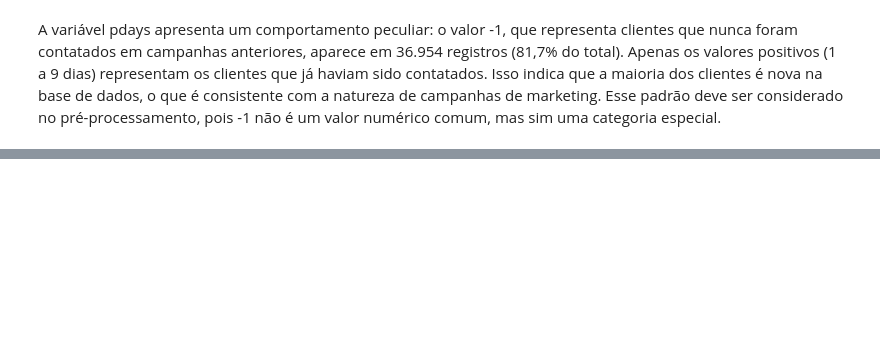
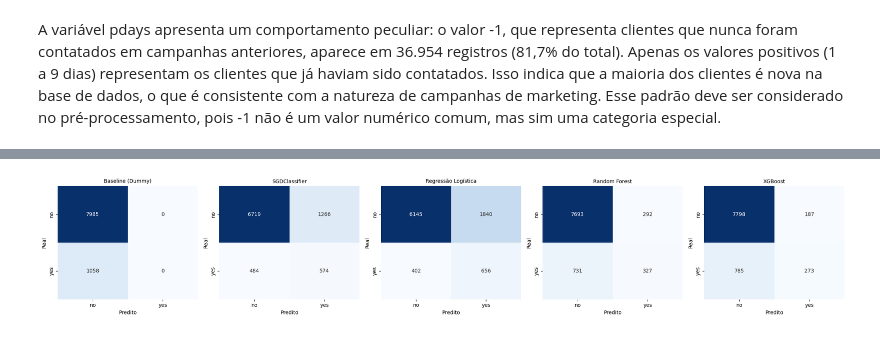
Before and after one commit to mayzeAnjos/Marketing_DataSet, a Jupyter notebook: Projeto_IA.ipynb, the cells around one changed output, grey strips where cells are left out. Drawn from its saved outputs; the diff is of its cells as text; code cells hidden in the pictures; blank space fills up the shorter version.

```diff
--- a/Projeto_IA.ipynb
+++ b/Projeto_IA.ipynb
@@ -95,0 +243,17 @@ A variável pdays apresenta um comportamento peculiar: o valor -1, que represent
+# %%
+# 1. Substituir 'unknown' por NaN
+df = df.replace('unknown', np.nan)
+
+# 2. Tratar nulos categóricos criando categoria própria
+colunas_categoricas_nulas = ['job', 'education', 'contact', 'poutcome']
+for col in colunas_categoricas_nulas:
+    df[col] = df[col].fillna('Nao_Informado')
+
+# 3. Remover duration (data leakage)
+df = df.drop(columns=['duration'])
+
+# 4. Criar variável binária a partir de pdays
+df['contatado_antes'] = np.where(df['pdays'] == -1, 0, 1)
+
+print(df[colunas_categoricas_nulas + ['contatado_antes']].head())
+print(df.isnull().sum())
@@ -95,0 +514,65 @@ A variável pdays apresenta um comportamento peculiar: o valor -1, que represent
+# %%
+import pandas as pd
+import numpy as np
+import matplotlib.pyplot as plt
+import seaborn as sns
+from sklearn.metrics import classification_report, confusion_matrix, roc_curve, auc, accuracy_score, precision_score, recall_score, f1_score
+
+# 1. Tabela Consolidada de Métricas Comparativas
+tabela_resultados = []
+
+for nome in modelos.keys():
+    acc = accuracy_score(y_test, predicoes[nome])
+    prec = precision_score(y_test, predicoes[nome], pos_label=1, zero_division=0)
+    rec = recall_score(y_test, predicoes[nome], pos_label=1, zero_division=0)
+    f1 = f1_score(y_test, predicoes[nome], pos_label=1, zero_division=0)
+
+    tabela_resultados.append({
+        'Modelo': nome,
+        'Acurácia': f"{acc:.4f}",
+        'Precisão (Classe yes)': f"{prec:.4f}",
+        'Recall (Classe yes)': f"{rec:.4f}",
+        'F1-Score (Classe yes)': f"{f1:.4f}"
+    })
+
+df_resumo = pd.DataFrame(tabela_resultados)
+print("=== TABELA COMPARATIVA DE DESEMPENHO ===")
+display(df_resumo)
+
+# 2. Relatórios Individuais (Classification Report)
+print("\n=== RELATÓRIOS DETALHADOS (CLASSIFICATION REPORT) ===")
+for nome in modelos.keys():
+    print(f"\n----- {nome} -----")
+    print(classification_report(y_test, predicoes[nome], target_names=['no', 'yes'], zero_division=0))
+
+# 3. Matrizes de Confusão
+fig, axes = plt.subplots(1, 5, figsize=(22, 4))
+
+for ax, nome in zip(axes, modelos.keys()):
+    cm = confusion_matrix(y_test, predicoes[nome])
+    sns.heatmap(cm, annot=True, fmt='d', cmap='Blues', ax=ax,
+                xticklabels=['no', 'yes'], yticklabels=['no', 'yes'], cbar=False)
+    ax.set_title(nome, fontsize=10)
+    ax.set_xlabel('Predito')
+    ax.set_ylabel('Real')
+
+plt.tight_layout()
+plt.show()
+
+# 4. Curva ROC Comparativa
+plt.figure(figsize=(9, 6))
+
+for nome in modelos.keys():
+    if nome in probabilidades:
+        fpr, tpr, _ = roc_curve(y_test, probabilidades[nome])
+        roc_auc = auc(fpr, tpr)
+        plt.plot(fpr, tpr, label=f'{nome} (AUC = {roc_auc:.2f})')
+
+plt.plot([0, 1], [0, 1], linestyle='--', color='gray', label='Aleatório (AUC = 0.50)')
+plt.xlabel('Taxa de Falsos Positivos (FPR)')
+plt.ylabel('Taxa de Verdadeiros Positivos (TPR)')
+plt.title('Curva ROC - Comparação Geral dos Modelos')
+plt.legend(loc='lower right')
+plt.grid(True, alpha=0.3)
+plt.show()
+# %% [output]
@@ -95,0 +603 @@ A variável pdays apresenta um comportamento peculiar: o valor -1, que represent
+[figure, added]
```
Also changed, not shown: parts of 22 cells of this notebook.
